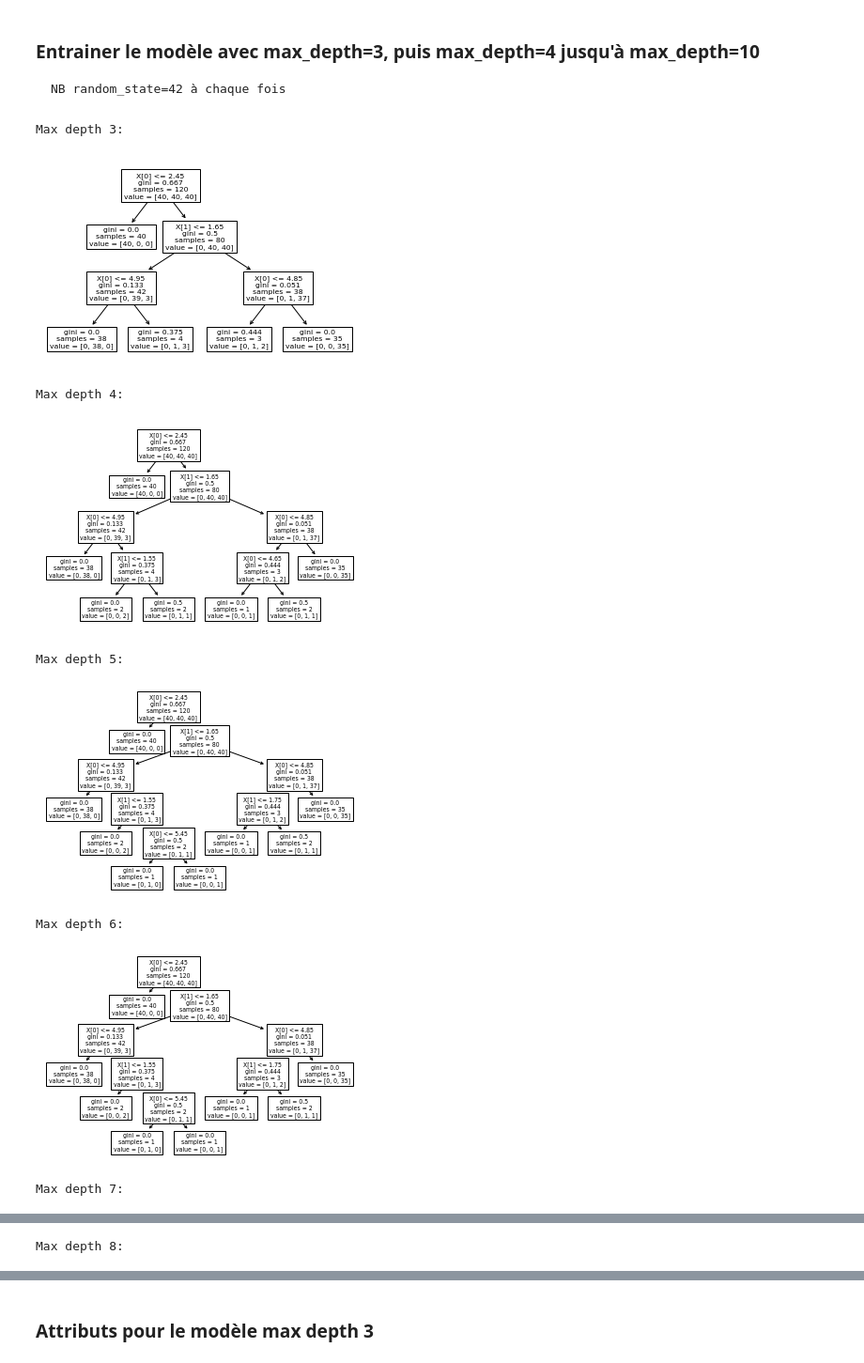
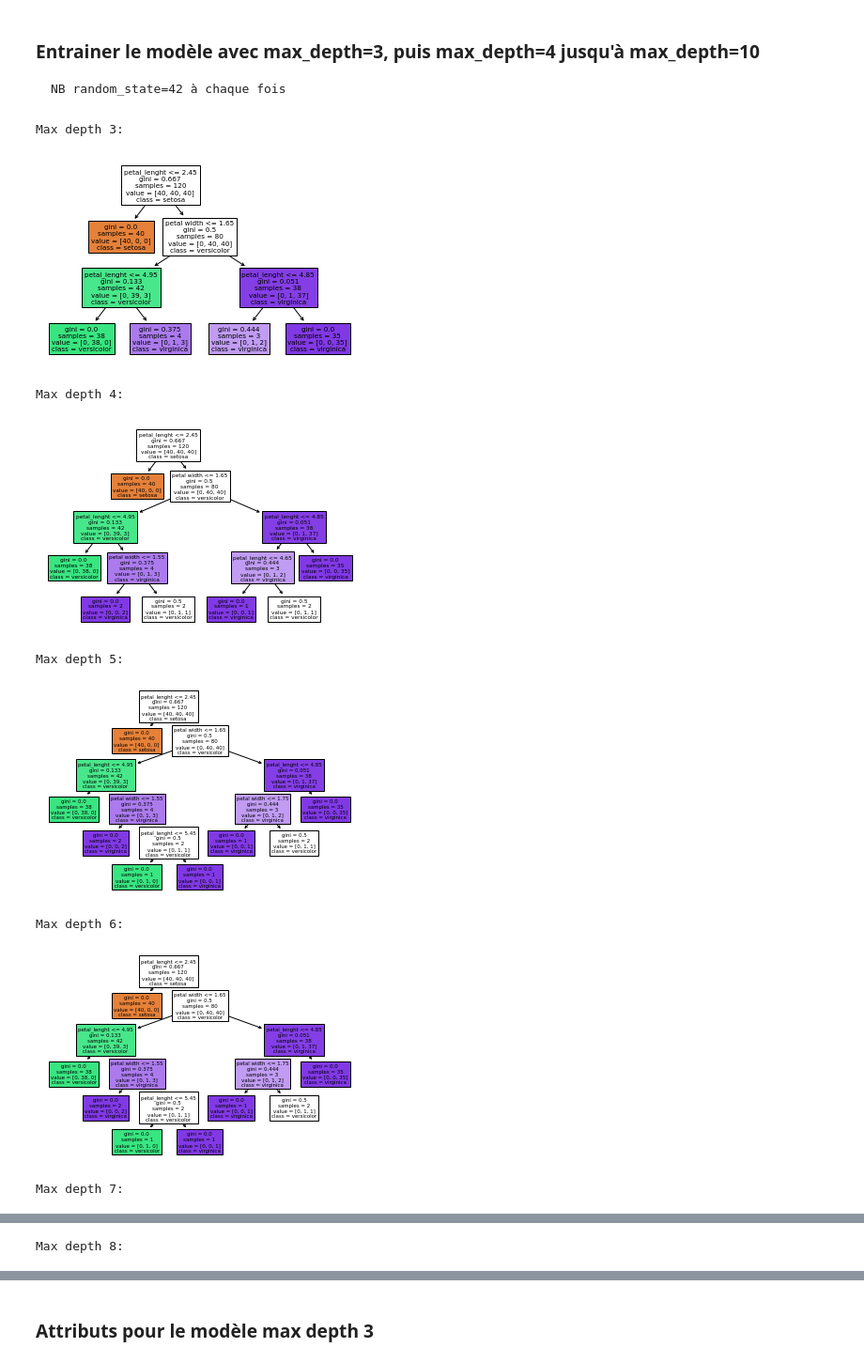
Before and after one commit to Stosba/Decision-Tree, a Jupyter notebook: Decision Tree Classifier.ipynb, the cells around one changed output, grey strips where cells are left out. Shown: that part at 94% size. Drawn from its saved outputs; the diff is of its cells as text; code cells hidden in the pictures.

```diff
--- a/Decision Tree Classifier.ipynb
+++ b/Decision Tree Classifier.ipynb
@@ -99,7 +99,7 @@ dp_3 = model_tree_dp3.fit(X_train, y_train)
 
 # Visualisation de l'arbre
 print("Max depth 3:")
-tree.plot_tree(dp_3)
+tree.plot_tree(dp_3, filled=True, feature_names=["petal_lenght", "petal width"], class_names=["setosa", "versicolor", "virginica"])
 plt.show()
 
 # Max depth 4
@@ -110,7 +110,7 @@ dp_4 = model_tree_dp4.fit(X_train, y_train)
 
 # Visualisation de l'arbre
 print("Max depth 4:")
-tree.plot_tree(dp_4)
+tree.plot_tree(dp_4, filled=True, feature_names=["petal_lenght", "petal width"], class_names=["setosa", "versicolor", "virginica"])
 plt.show()
 
 # Max depth 5
@@ -121,7 +121,7 @@ dp_5 = model_tree_dp5.fit(X_train, y_train)
 
 # Visualisation de l'arbre
 print("Max depth 5:")
-tree.plot_tree(dp_5)
+tree.plot_tree(dp_5, filled=True, feature_names=["petal_lenght", "petal width"], class_names=["setosa", "versicolor", "virginica"])
 plt.show()
 
 # Max depth 6
@@ -132,7 +132,7 @@ dp_6 = model_tree_dp6.fit(X_train, y_train)
 
 # Visualisation de l'arbre
 print("Max depth 6:")
-tree.plot_tree(dp_6)
+tree.plot_tree(dp_6, filled=True, feature_names=["petal_lenght", "petal width"], class_names=["setosa", "versicolor", "virginica"])
 plt.show()
 
 # Max depth 7
@@ -143,48 +143,48 @@ dp_7 = model_tree_dp7.fit(X_train, y_train)
 
 # Visualisation de l'arbre
 print("Max depth 7:")
-tree.plot_tree(dp_7)
+tree.plot_tree(dp_7, filled=True, feature_names=["petal_lenght", "petal width"], class_names=["setosa", "versicolor", "virginica"])
 plt.show()
 
 # Max depth 8
 model_tree_dp8 = DecisionTreeClassifier(max_depth=8, random_state=42)
 
 # Entraînement du modèle d'arbre
 dp_8 = model_tree_dp8.fit(X_train, y_train)
 
 # Visualisation de l'arbre
 print("Max depth 8:")
-tree.plot_tree(dp_8)
+tree.plot_tree(dp_8, filled=True, feature_names=["petal_lenght", "petal width"], class_names=["setosa", "versicolor", "virginica"])
 plt.show()
 
 # Max depth 9
 model_tree_dp9 = DecisionTreeClassifier(max_depth=9, random_state=42)
 
 # Entraînement du modèle d'arbre
 dp_9 = model_tree_dp9.fit(X_train, y_train)
 
 # Visualisation de l'arbre
 print("Max depth 9:")
-tree.plot_tree(dp_9)
+tree.plot_tree(dp_9, filled=True, feature_names=["petal_lenght", "petal width"], class_names=["setosa", "versicolor", "virginica"])
 plt.show()
 
 # Max depth 10
 model_tree_dp10 = DecisionTreeClassifier(max_depth=10, random_state=42)
 
 # Entraînement du modèle d'arbre
 dp_10 = model_tree_dp10.fit(X_train, y_train)
 
 # Visualisation de l'arbre
 print("Max depth 10:")
-tree.plot_tree(dp_10)
+tree.plot_tree(dp_10, filled=True, feature_names=["petal_lenght", "petal width"], class_names=["setosa", "versicolor", "virginica"])
 plt.show()
 # %% [output]
 Max depth 3:
-[figure, old version]
+[figure, new version]
 Max depth 4:
-[figure, old version]
+[figure, new version]
 Max depth 5:
-[figure, old version]
+[figure, new version]
 Max depth 6:
-[figure, old version]
+[figure, new version]
 Max depth 7:
```
Also changed, not shown: parts of 1 cell of this notebook.
